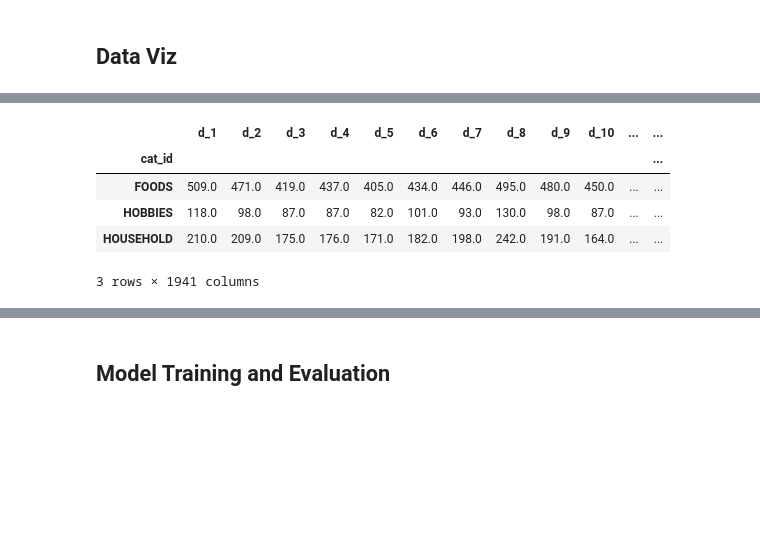
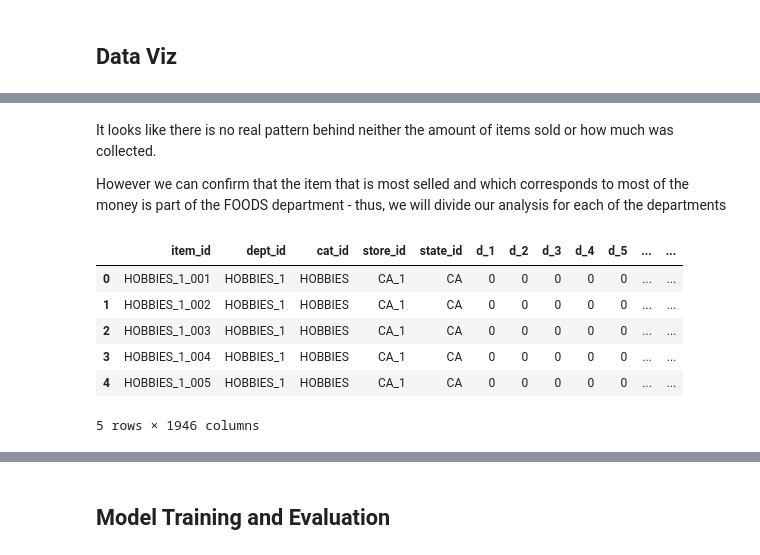
Before and after one commit to felipewhitaker/kaggle, a Jupyter notebook: walmart/walmart.ipynb, the cells around one changed output, grey strips where cells are left out. Cells and saved outputs as stored; diff of their text form; code cells hidden in the pictures; blank space fills up the shorter version.

```diff
--- a/walmart/walmart.ipynb
+++ b/walmart/walmart.ipynb
@@ -5,14 +5,18 @@
 Warning: Your Kaggle API key is readable by other users on this system! To fix this, you can run 'chmod 600 /Users/felipewhitaker/.kaggle/kaggle.json'
 Downloading m5-forecasting-accuracy.zip to /Users/felipewhitaker/Documents/MyDocuments/code/Kaggle/walmart
 # %%
+import os
+
 import numpy as np
 import pandas as pd
 
 import matplotlib.pyplot as plt
-%matplotlib notebook
+%matplotlib inline
 
 import seaborn as sns
 
-MAX_ROWS = 500
+import statsmodels.api as sm
+
+MAX_ROWS = 12195 # enought to get every CA instance
 make_path = lambda file: os.path.join('data', file)
 # %% [markdown]
@@ -66,7 +70,8 @@ df_calendar = pd.read_csv(
 )
 df_sales = pd.read_csv(
     make_path('sales_train_evaluation.csv'),
-#     nrows = MAX_ROWS
-)
+    nrows = MAX_ROWS
+).drop(columns = ['id'])
 print(f'Imported {df_sales.shape}')
+assert df_sales.state_id.nunique() == 1, df_sales.state_id.unique()
 # %% [output]
@@ -115,9 +225,14 @@ agg_cat.head()
+# %% [markdown]
+It looks like there is no real pattern behind neither the amount of items sold or how much was collected.
+
+However we can confirm that the item that is most selled and which corresponds to most of the money is part of the FOODS department - thus, we will divide our analysis for each of the departments
 # %%
-agg_cat.head()
+df_sales.head()
 # %% [output]
-|  | d_1 | d_2 | d_3 | d_4 | d_5 | d_6 | d_7 | d_8 | d_9 | d_10 | ... | ... |
-| cat_id |  |  |  |  |  |  |  |  |  |  |  | ... |
-| FOODS | 509.0 | 471.0 | 419.0 | 437.0 | 405.0 | 434.0 | 446.0 | 495.0 | 480.0 | 450.0 | ... | ... |
-| HOBBIES | 118.0 | 98.0 | 87.0 | 87.0 | 82.0 | 101.0 | 93.0 | 130.0 | 98.0 | 87.0 | ... | ... |
-| HOUSEHOLD | 210.0 | 209.0 | 175.0 | 176.0 | 171.0 | 182.0 | 198.0 | 242.0 | 191.0 | 164.0 | ... | ... |
+|  | item_id | dept_id | cat_id | store_id | state_id | d_1 | d_2 | d_3 | d_4 | d_5 | ... | ... |
+| 0 | HOBBIES_1_001 | HOBBIES_1 | HOBBIES | CA_1 | CA | 0 | 0 | 0 | 0 | 0 | ... | ... |
+| 1 | HOBBIES_1_002 | HOBBIES_1 | HOBBIES | CA_1 | CA | 0 | 0 | 0 | 0 | 0 | ... | ... |
+| 2 | HOBBIES_1_003 | HOBBIES_1 | HOBBIES | CA_1 | CA | 0 | 0 | 0 | 0 | 0 | ... | ... |
+| 3 | HOBBIES_1_004 | HOBBIES_1 | HOBBIES | CA_1 | CA | 0 | 0 | 0 | 0 | 0 | ... | ... |
+| 4 | HOBBIES_1_005 | HOBBIES_1 | HOBBIES | CA_1 | CA | 0 | 0 | 0 | 0 | 0 | ... | ... |
-3 rows × 1941 columns
+5 rows × 1946 columns
```
Also changed, not shown: parts of 49 cells of this notebook.
